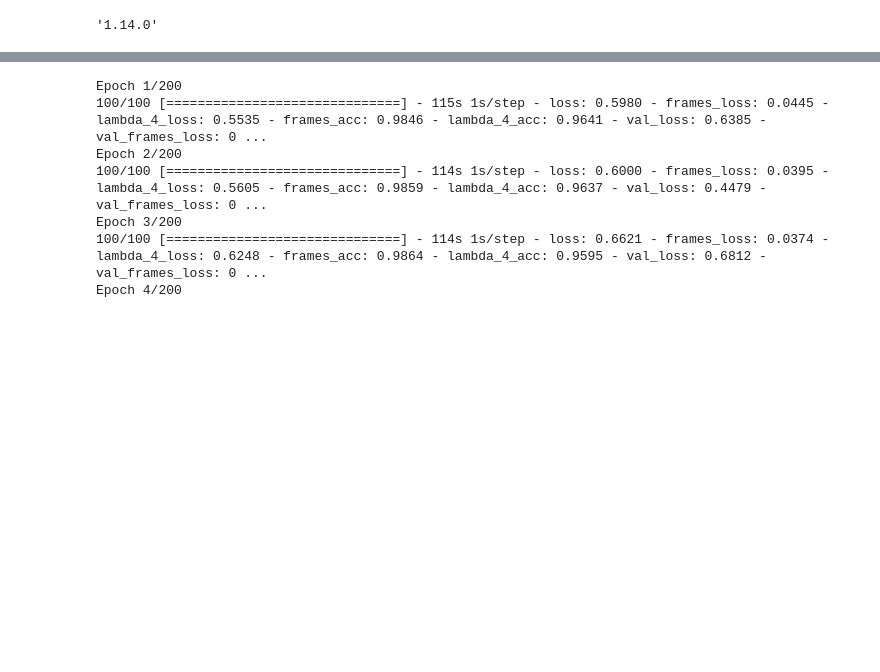
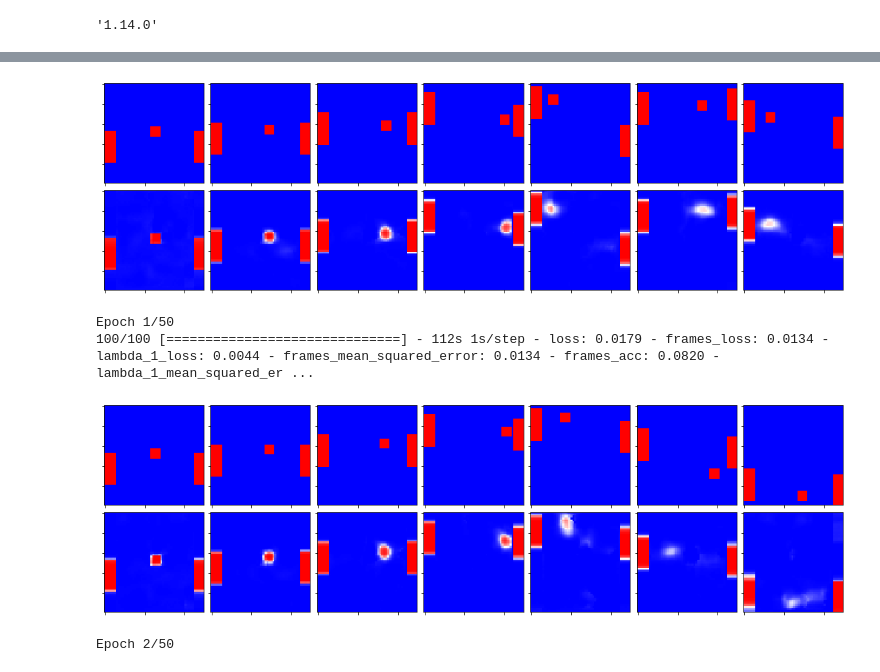
Before and after one commit to ichko/differentiable-simulation, a Jupyter notebook: pong/02-train-on-pong-data.ipynb, the cells around one changed output, grey strips where cells are left out. Saved outputs shown, nothing was run; the diff lists cells and outputs as text; code cells hidden in the pictures; blank space fills up the shorter version.

```diff
--- a/pong/02-train-on-pong-data.ipynb
+++ b/pong/02-train-on-pong-data.ipynb
@@ -184,21 +196,20 @@ plot_pairwise_frames(frame_nums)
 # %%
 input_generator = make_dataset(bs=32)
 
 model.net.fit_generator(
     generator=input_generator,
     validation_data=input_generator,
-    validation_steps=5,
+    validation_steps=2,
     steps_per_epoch=100,
-    epochs=200
+    epochs=50,
+    callbacks=callbacks
 )
 # %% [output]
+[figure, added]
-Epoch 1/200
-100/100 [==============================] - 115s 1s/step - loss: 0.5980 - frames_loss: 0.0445 - lambda_4_loss: 0.5535 - frames_acc: 0.9846 - lambda_4_acc: 0.9641 - val_loss: 0.6385 - val_frames_loss: 0 ...
-Epoch 2/200
-100/100 [==============================] - 114s 1s/step - loss: 0.6000 - frames_loss: 0.0395 - lambda_4_loss: 0.5605 - frames_acc: 0.9859 - lambda_4_acc: 0.9637 - val_loss: 0.4479 - val_frames_loss: 0 ...
-Epoch 3/200
-100/100 [==============================] - 114s 1s/step - loss: 0.6621 - frames_loss: 0.0374 - lambda_4_loss: 0.6248 - frames_acc: 0.9864 - lambda_4_acc: 0.9595 - val_loss: 0.6812 - val_frames_loss: 0 ...
-Epoch 4/200
+Epoch 1/50
+100/100 [==============================] - 112s 1s/step - loss: 0.0179 - frames_loss: 0.0134 - lambda_1_loss: 0.0044 - frames_mean_squared_error: 0.0134 - frames_acc: 0.0820 - lambda_1_mean_squared_er ...
+[figure, added]
+Epoch 2/50
 # %%
 training_loss = model.net.history.history['loss']
 test_loss = model.net.history.history['val_loss']
```
Also changed, not shown: parts of 10 cells of this notebook, 1 other file.
